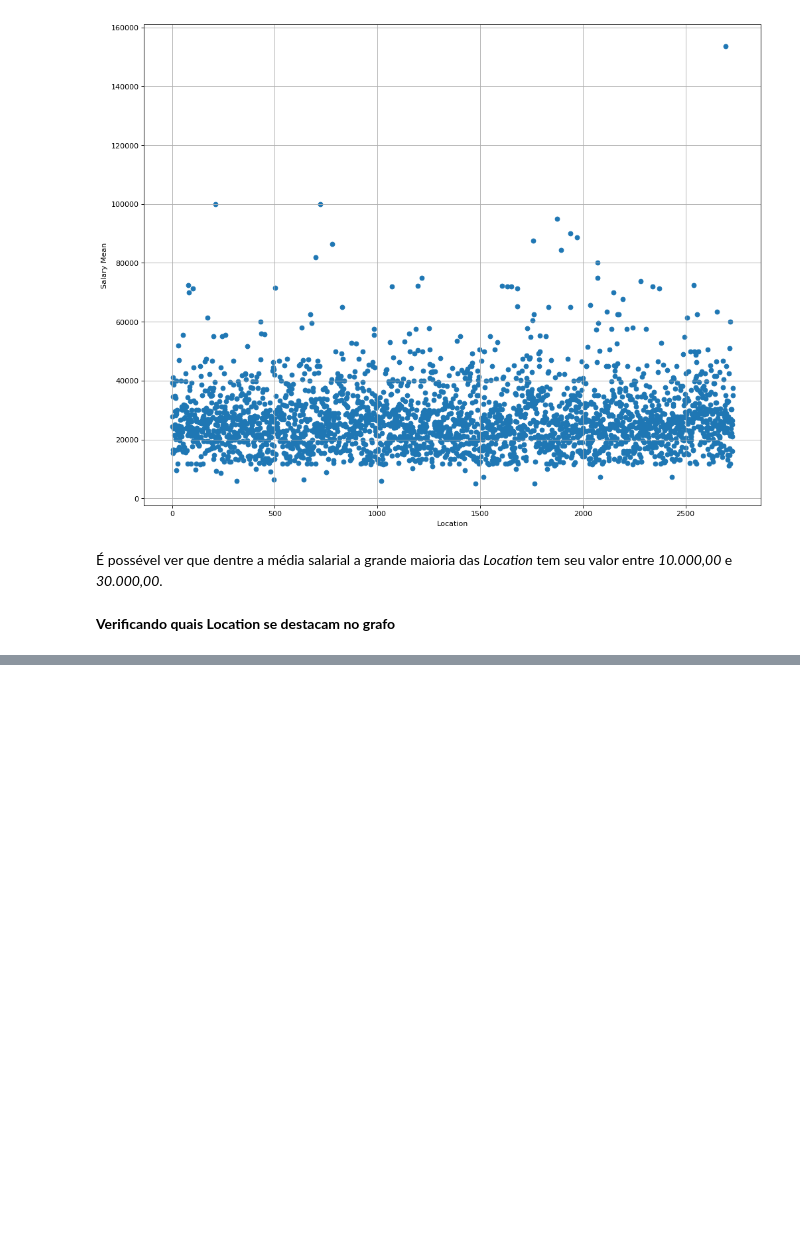
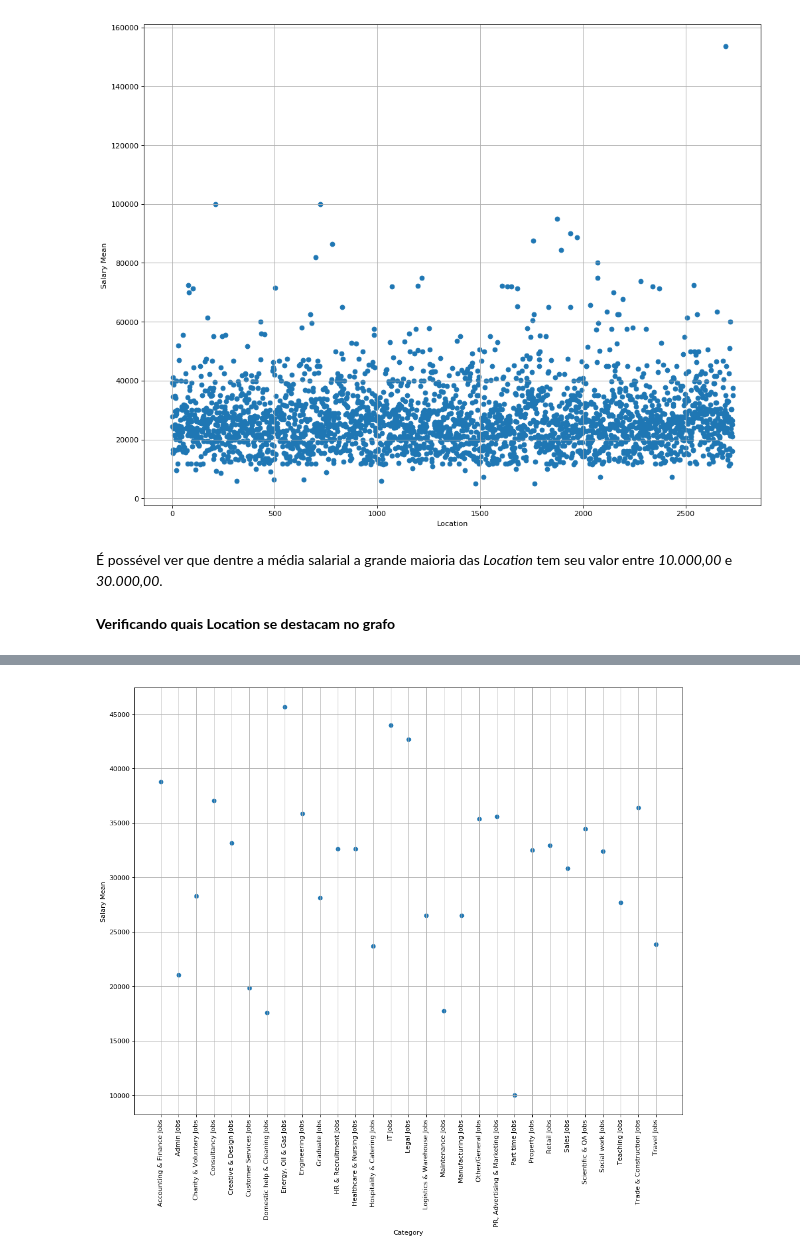
Before and after one commit to Machine-Learning-FGA/SalaryPrediction, a Jupyter notebook: Compara_Salary_Location_Title.ipynb, the cells around one changed output, grey strips where cells are left out. Drawn from its saved outputs; the diff is of its cells as text; code cells hidden in the pictures; blank space fills up the shorter version.

```diff
--- a/Compara_Salary_Location_Title.ipynb
+++ b/Compara_Salary_Location_Title.ipynb
@@ -155,0 +173,20 @@ above_cut_mean
+# %%
+categories = {}
+for cat in df2['Category']:
+    if cat not in categories.keys():
+        category_data = df.loc[df2['Category'] == cat]
+        categories[cat] = category_data['SalaryNormalized'].mean()
+# %%
+le = LabelEncoder()
+categories_names = le.fit_transform(list(categories.keys()))
+categories_mean = list(categories.values())
+
+plt.figure(figsize=(15, 12), dpi=80)
+plt.xlabel("Category")
+plt.ylabel("Salary Mean")
+plt.xticks(categories_names, list(categories.keys()), rotation="vertical")
+plt.scatter(categories_names, categories_mean)
+plt.grid(True)
+plt.show()
+# %% [output]
+[figure, added]
```
Also changed, not shown: parts of 5 cells of this notebook.
